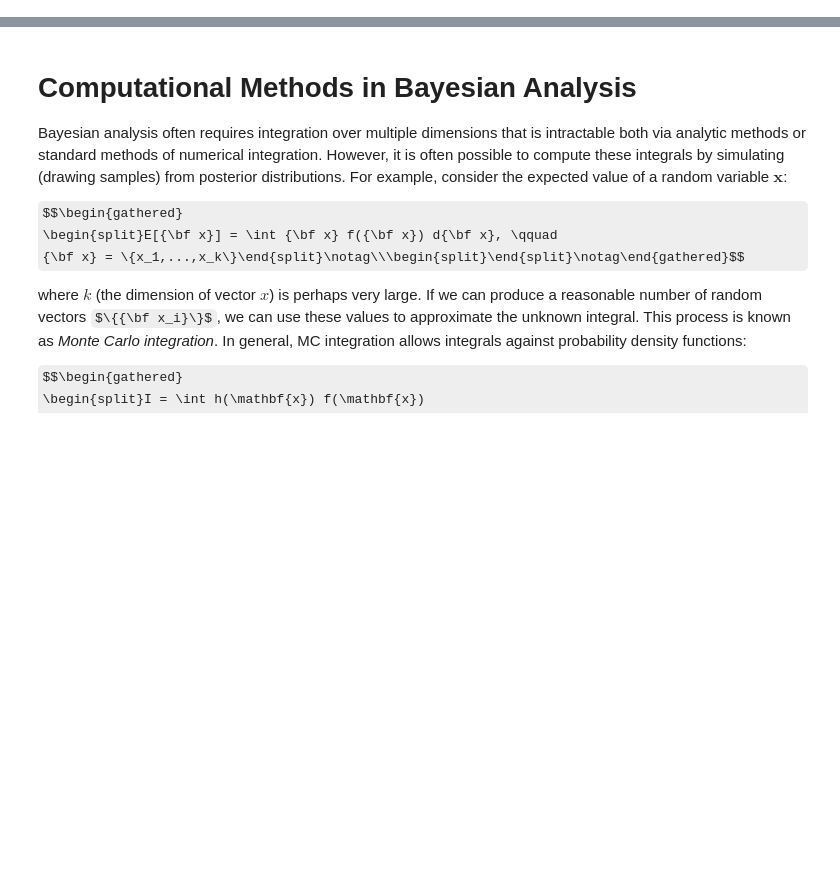
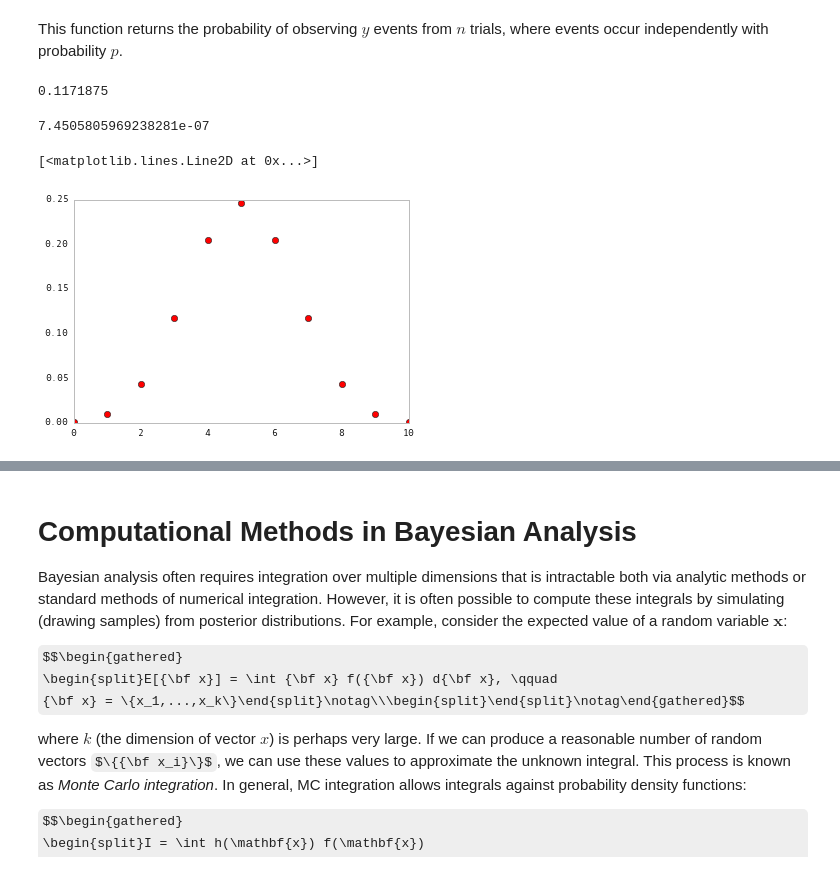
Before and after one commit to fonnesbeck/scipy2015_tutorial, a Jupyter notebook: notebooks/5. Bayesian Statistics.ipynb, the cells around one changed output, grey strips where cells are left out. Drawn from its saved outputs; the diff is of its cells as text; code cells hidden in the pictures; some formulas as TeX source; blank space fills up the shorter version.

Commit message:
Rearranged Bayes content. Added local images.

```diff
--- a/notebooks/6. Bayesian Computation.ipynb
+++ b/notebooks/5. Bayesian Statistics.ipynb
@@ -11,0 +231,20 @@ css_styling()
+# %%
+from scipy.misc import comb
+
+pbinom = lambda y, n, p: comb(n, y) * p**y * (1-p)**(n-y)
+# %% [markdown]
+This function returns the probability of observing \\(y\\) events from \\(n\\) trials, where events occur independently with probability \\(p\\).
+# %%
+pbinom(3, 10, 0.5)
+# %% [output]
+0.1171875
+# %%
+pbinom(1, 25, 0.5)
+# %% [output]
+7.4505805969238281e-07
+# %%
+yvals = range(10+1)
+plt.plot(yvals, [pbinom(y, 10, 0.5) for y in yvals], 'ro')
+# %% [output]
+[<matplotlib.lines.Line2D at 0x...>]
+[figure, added]
```
Also changed, not shown: parts of 10 cells of this notebook, 9 other files.
